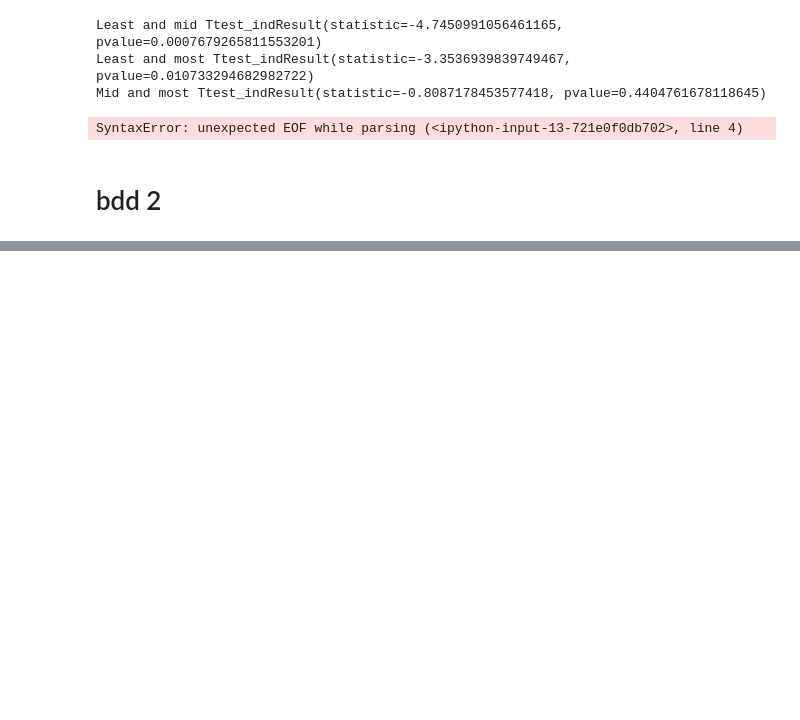
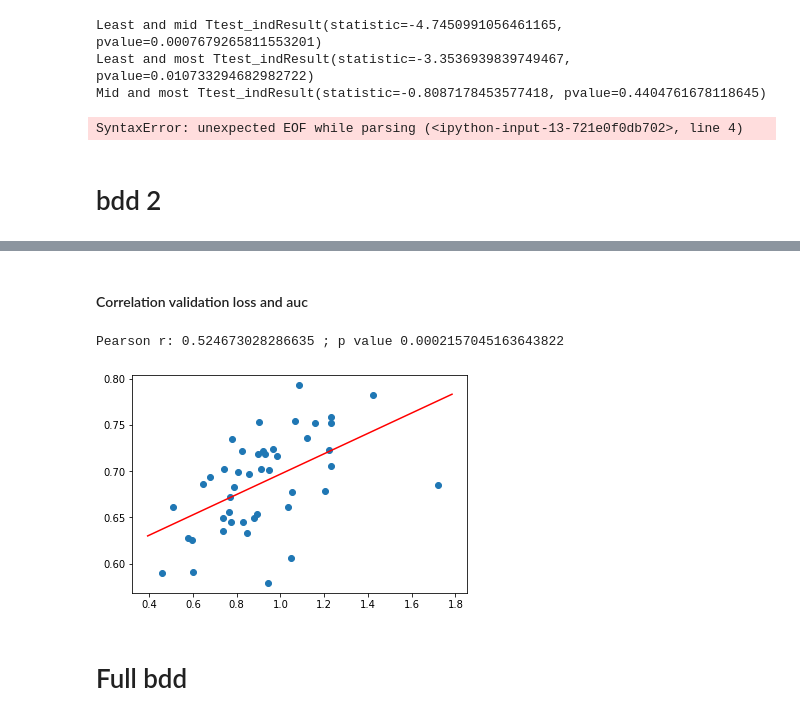
Before and after one commit to neurospin-projects/2023_agaudin_jchavas_folding_supervised, a Jupyter notebook: contrastive/notebooks/bdd_analysis.ipynb, the cells around one changed output, grey strips where cells are left out. Saved outputs shown, nothing was run; the diff lists cells and outputs as text; code cells hidden in the pictures; blank space fills up the shorter version.

```diff
--- a/contrastive/notebooks/bdd_analysis.ipynb
+++ b/contrastive/notebooks/bdd_analysis.ipynb
@@ -257 +256,24 @@ cingulate_UkBioBank_most_folded_551    1.0  50                         0.705804
 Name: auc, dtype: float64
+# %% [markdown]
+#### Correlation validation loss and auc
+# %%
+r,p = pearsonr(bdd2.val_loss, bdd2.auc)
+print("Pearson r:", r, "; p value", p)
+
+plt.scatter(bdd2.val_loss, bdd2.auc)
+
+axes = plt.gca()
+ymin, ymax = axes.get_ylim()
+xmin, xmax = axes.get_xlim()
+
+regline = LinearRegression()
+regline.fit(bdd2.val_loss.values.reshape(-1,1), bdd2.auc.values.reshape(-1,1))
+y1, y2 = regline.predict([[xmin], [xmax]])
+
+plt.plot([xmin, xmax], [y1, y2], c='red')
+plt.show()
+# %% [output]
+Pearson r: 0.524673028286635 ; p value 0.0002157045163643822
+[figure, added]
+# %% [markdown]
+# Full bdd
```
Also changed, not shown: parts of 16 cells of this notebook, 4 other files.
